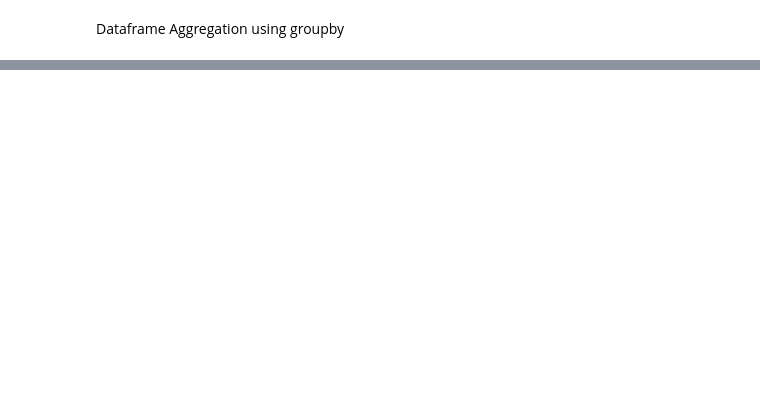
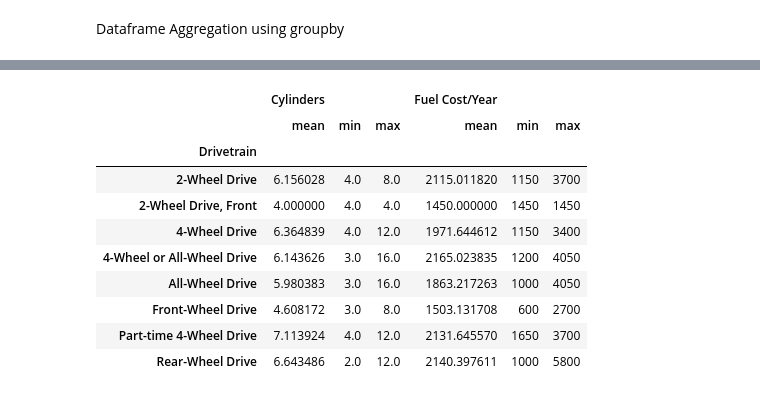
Before and after one commit to danielquer/data-pt-ber-08-20, a Jupyter notebook: Labs/module-1_labs/04_pandas/04_lab-data_cleaning/your-code/data_manipulation_class_dani.ipynb, the cells around one changed output, grey strips where cells are left out. Drawn from its saved outputs; the diff is of its cells as text; code cells hidden in the pictures; blank space fills up the shorter version.

```diff
--- a/Labs/module-1_labs/04_pandas/04_lab-data_cleaning/your-code/data_manipulation_class_dani.ipynb
+++ b/Labs/module-1_labs/04_pandas/04_lab-data_cleaning/your-code/data_manipulation_class_dani.ipynb
@@ -145,0 +279,14 @@ Merging Dataframes
+# %%
+df.groupby(['Drivetrain'])[['Cylinders','Fuel Cost/Year']].agg(['mean','min','max'])
+# %% [output]
+|  | Cylinders |  |  | Fuel Cost/Year |  |  |
+|  | mean | min | max | mean | min | max |
+| Drivetrain |  |  |  |  |  |  |
+| 2-Wheel Drive | 6.156028 | 4.0 | 8.0 | 2115.011820 | 1150 | 3700 |
+| 2-Wheel Drive, Front | 4.000000 | 4.0 | 4.0 | 1450.000000 | 1450 | 1450 |
+| 4-Wheel Drive | 6.364839 | 4.0 | 12.0 | 1971.644612 | 1150 | 3400 |
+| 4-Wheel or All-Wheel Drive | 6.143626 | 3.0 | 16.0 | 2165.023835 | 1200 | 4050 |
+| All-Wheel Drive | 5.980383 | 3.0 | 16.0 | 1863.217263 | 1000 | 4050 |
+| Front-Wheel Drive | 4.608172 | 3.0 | 8.0 | 1503.131708 | 600 | 2700 |
+| Part-time 4-Wheel Drive | 7.113924 | 4.0 | 12.0 | 2131.645570 | 1650 | 3700 |
+| Rear-Wheel Drive | 6.643486 | 2.0 | 12.0 | 2140.397611 | 1000 | 5800 |
```
Also changed, not shown: parts of 20 cells of this notebook.
